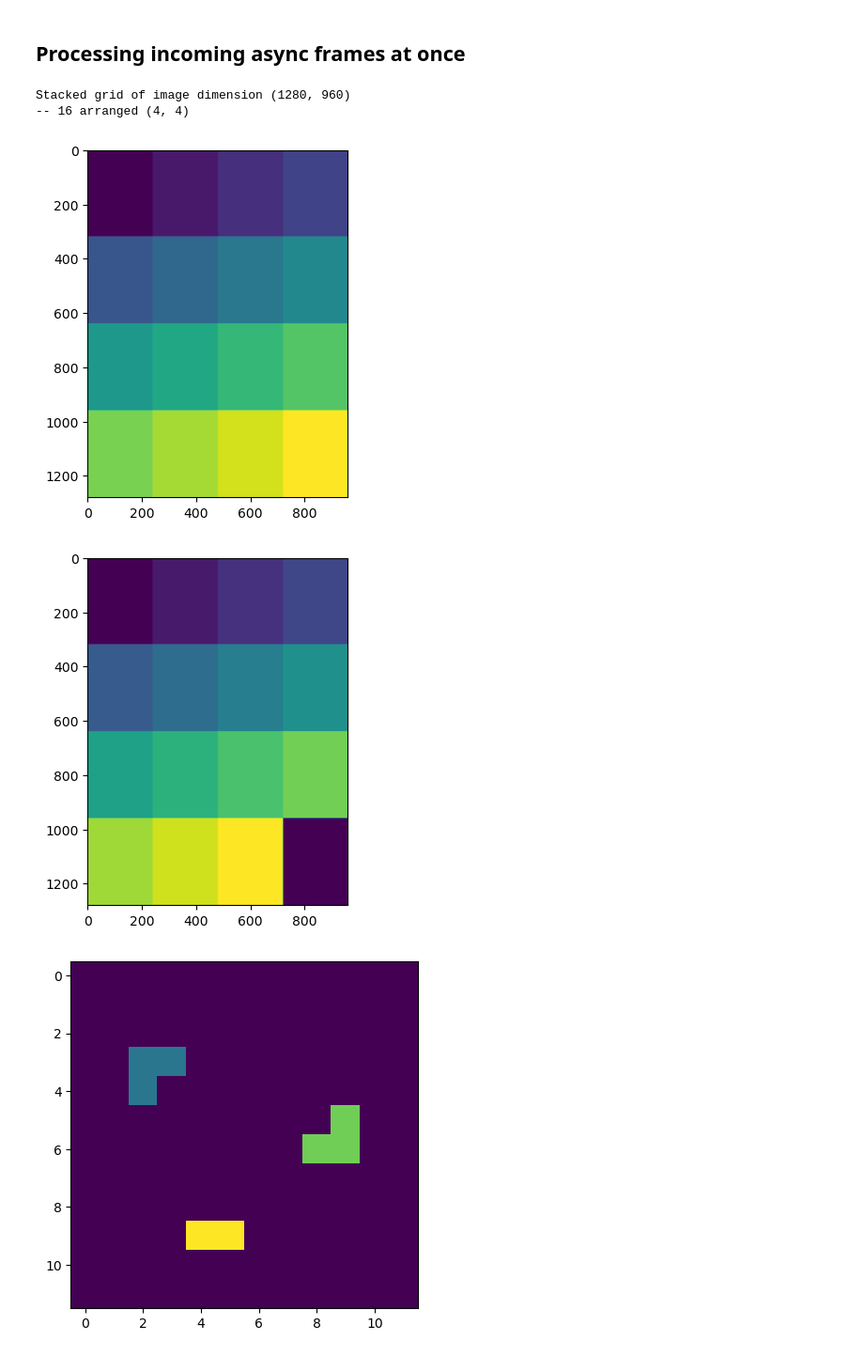
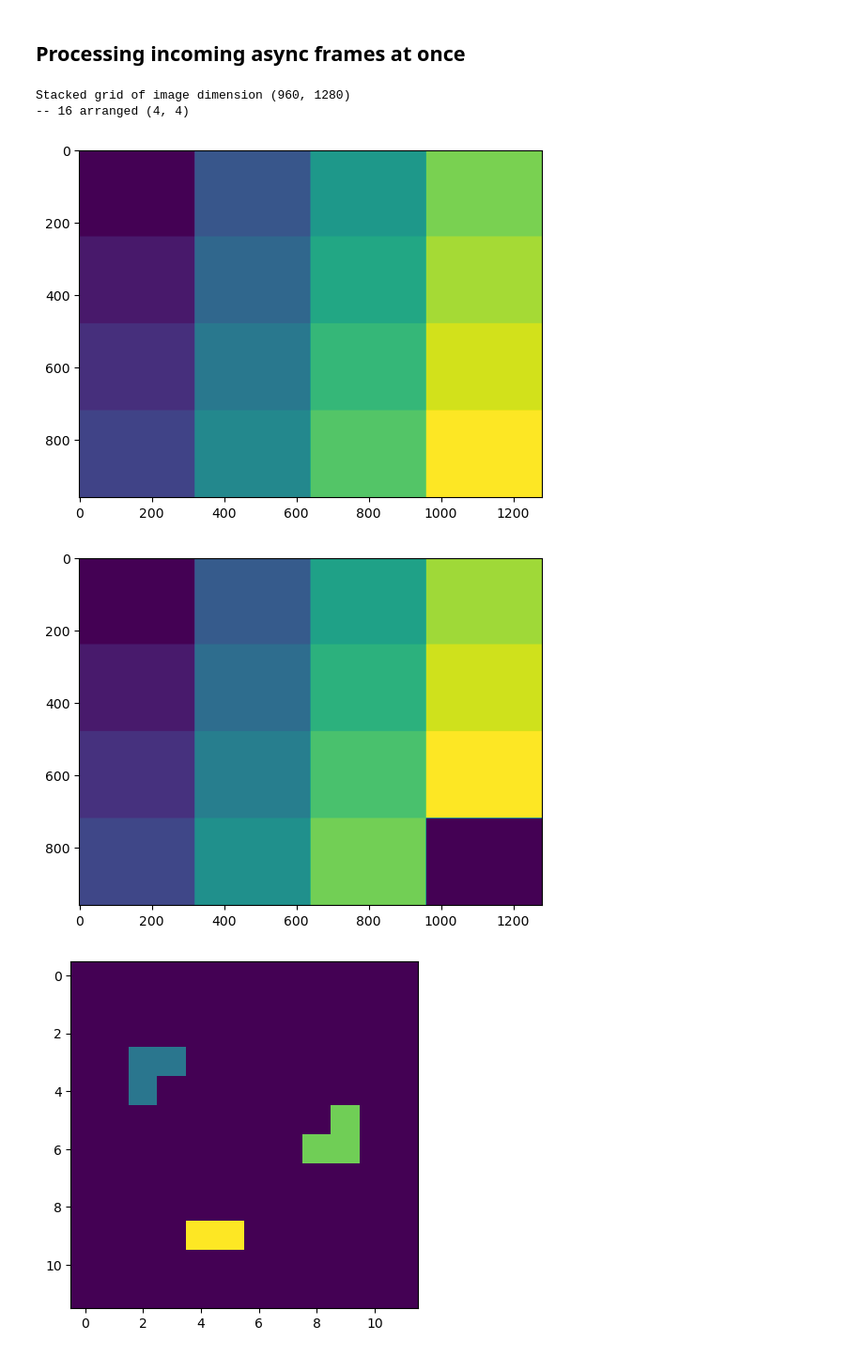
Before and after one commit to yohanderose/AnythingCanBreak, a Jupyter notebook: notebooks/Fast Embedded Device Image Processing.ipynb, the cells around one changed output. Shown at 94% size. Saved outputs shown, nothing was run; the diff lists cells and outputs as text; code cells hidden in the pictures.

```diff
--- a/notebooks/Fast Embedded Device Image Processing.ipynb
+++ b/notebooks/Fast Embedded Device Image Processing.ipynb
@@ -23,43 +23,44 @@ arangement = (4,4)
 img_width = 320
 img_height = 240
 
-merged_img_arr = np.zeros( (img_width * arangement[0], img_height * arangement[1]))
+merged_img_arr = np.zeros( ( img_height * arangement[1], img_width * arangement[0]))
 print(f"Stacked grid of image dimension {merged_img_arr.shape} \n-- {num_imgs} arranged {arangement} ")
+# display(merged_img_arr)
 # %% [output]
-Stacked grid of image dimension (1280, 960)
+Stacked grid of image dimension (960, 1280)
 -- 16 arranged (4, 4)
 # %%
 def display(img):
     # Util function for plotting, not used in production
     plt.imshow(img)
     plt.show()
 
 def write_slice_from_id(array, id, data=1):
     # Concurrent safe write to shared combo-data array
     row = (id // arangement[0]) * img_width
     col = (id % arangement[1]) * img_height
     arr = array.copy()
-    arr[row:row+img_width,col:col+img_height] = data
+    arr[col:col+img_height,row:row+img_width] = data
     return arr
 
 area_bounds = merged_img_arr.copy()
 for i in range(num_imgs):
      area_bounds = write_slice_from_id(area_bounds, i, data=i)
 display(area_bounds)
 
 
 def get_areaID_by_coordinate(x, y) -> int:
     # Safe constant time reads from combo data
     global area_bounds
     return area_bounds[x][y]
 # %% [output]
-[figure, old version]
+[figure, new version]
 # %%
-new_img = np.zeros((img_width, img_height))
+new_img = np.zeros((img_height, img_width))
 updated = write_slice_from_id(area_bounds, 15, data=new_img)
 display(updated)
 # %% [output]
-[figure, old version]
+[figure, new version]
 # %%
 example_blobs = np.array([[0., 0., 0., 0., 0., 0., 0., 0., 0., 0., 0., 0.],
                        [0., 0., 0., 0., 0., 0., 0., 0., 0., 0., 0., 0.],
```
Also changed, not shown: parts of 3 cells of this notebook, 2 other files.
